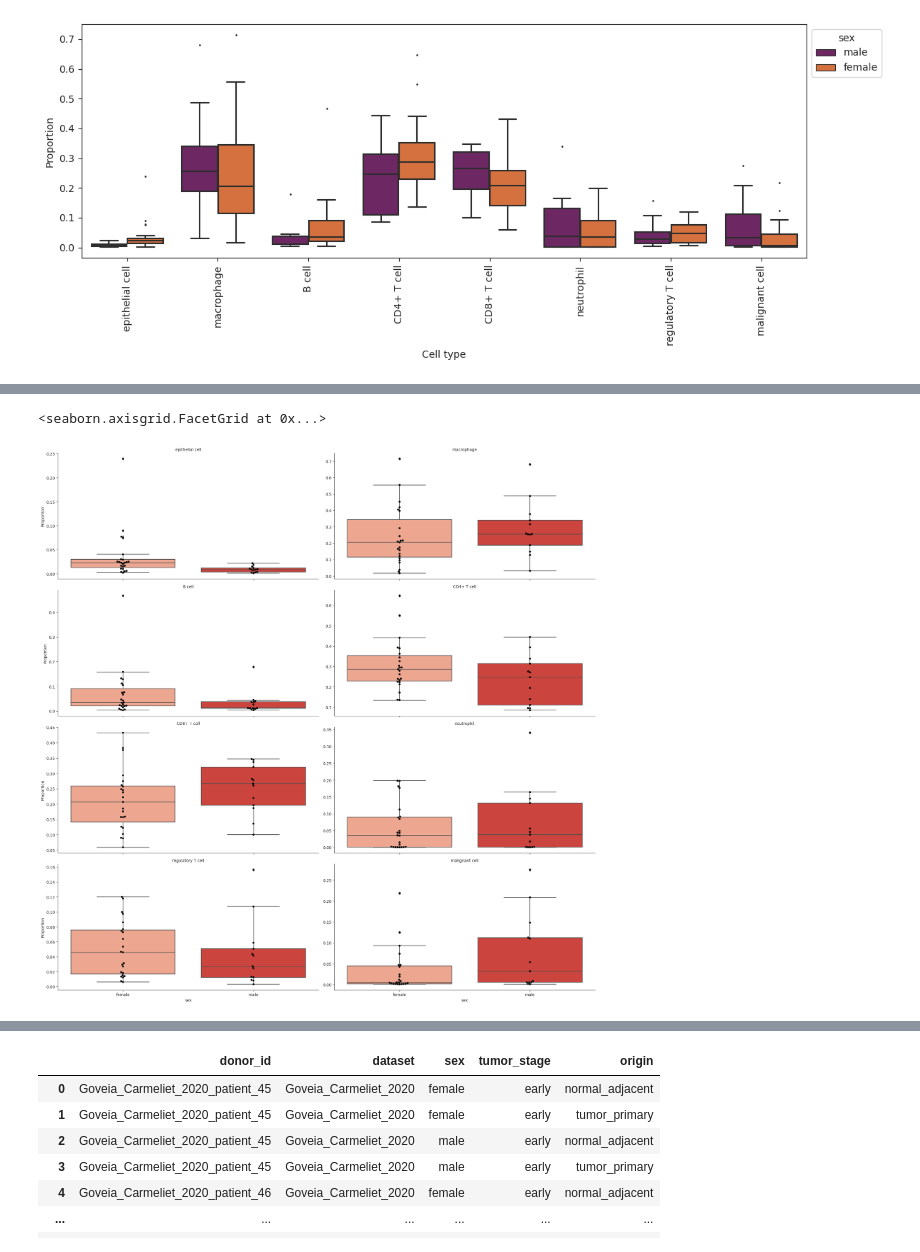
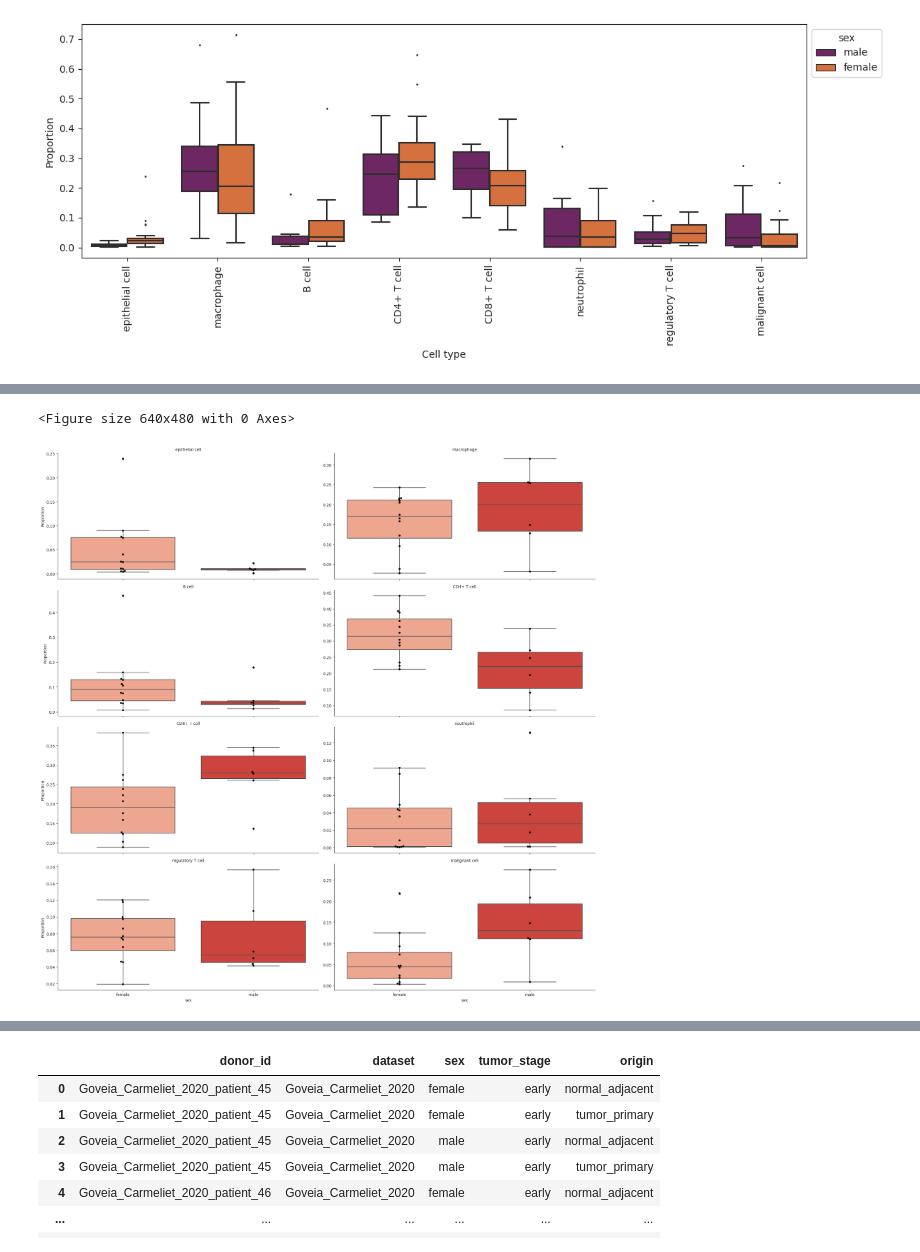
Before and after one commit to ErikaKvalem/NSCLC_gender_2023, a Jupyter notebook: 02-scripts/010_analysis_paired_include_guon/90_compositional_analysis.ipynb, the cells around one changed output, grey strips where cells are left out. Cells and saved outputs as stored; diff of their text form; code cells hidden in the pictures.

Commit message:
cell composition

```diff
--- a/02-scripts/010_analysis_paired_include_guon/90_compositional_analysis.ipynb
+++ b/02-scripts/010_analysis_paired_include_guon/90_compositional_analysis.ipynb
@@ -254,3 +426,6 @@ data_all = sc.read_h5ad("data_all.h5ad")
+# %%
+data_all_tumor = data_all[data_all.obs["origin"]=="tumor_primary"]
+data_all_normal = data_all[data_all.obs["origin"]=="normal_adjacent"]
 # %%
 boxplots(data_all, feature_name="sex", figsize=(12, 5), cmap = "inferno")
 
@@ -262,12 +491,14 @@ pd.DataFrame.iteritems = pd.DataFrame.items
 # %%
 boxplots(
-    data_all,
+    data_all_normal,
     feature_name="sex",
     plot_facets=True,
    # y_scale="log",
     add_dots=True,
     cmap="Reds",
+    save=True
 )
+plt.savefig("facet_cell_prop_normal.svg")
 # %% [output]
-<seaborn.axisgrid.FacetGrid at 0x...>
+<Figure size 640x480 with 0 Axes>
-[figure, old version]
+[figure, new version]
```
Also changed, not shown: parts of 59 cells of this notebook.
